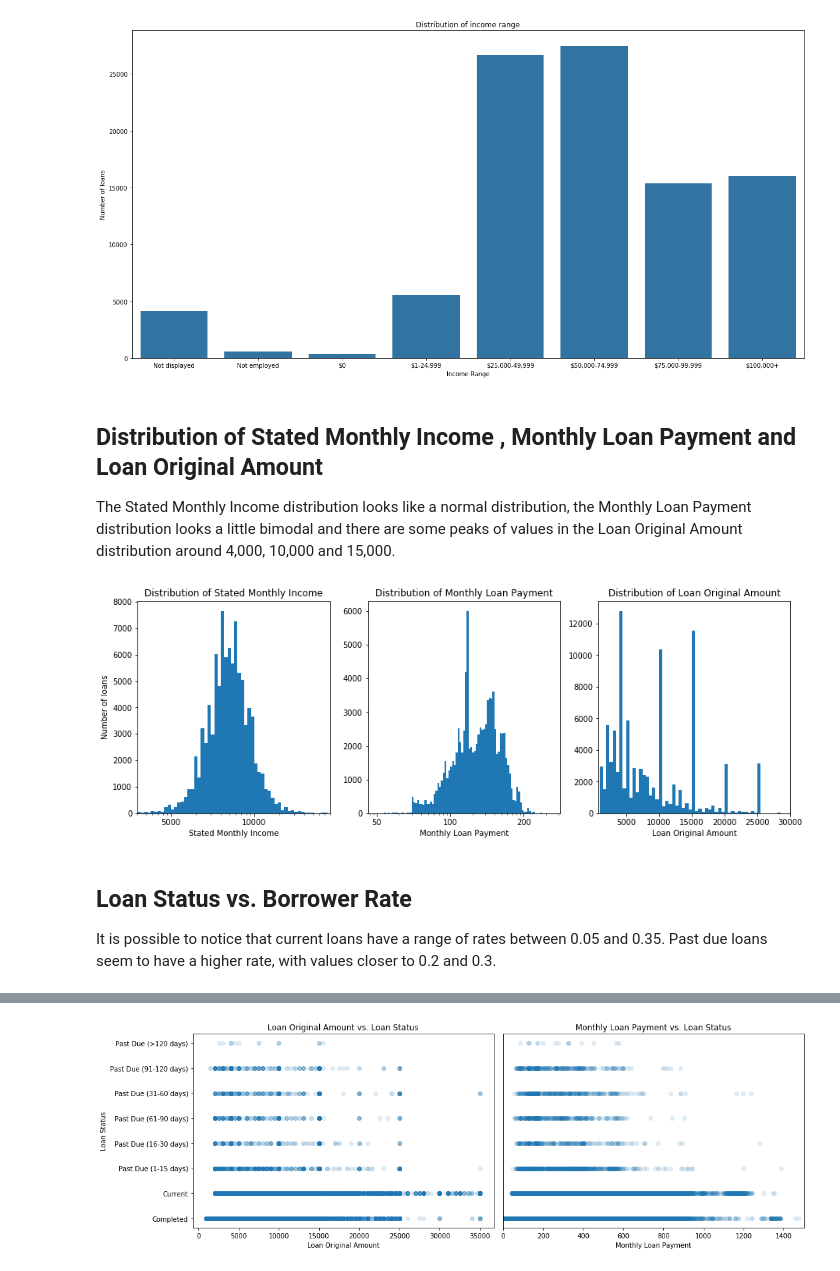
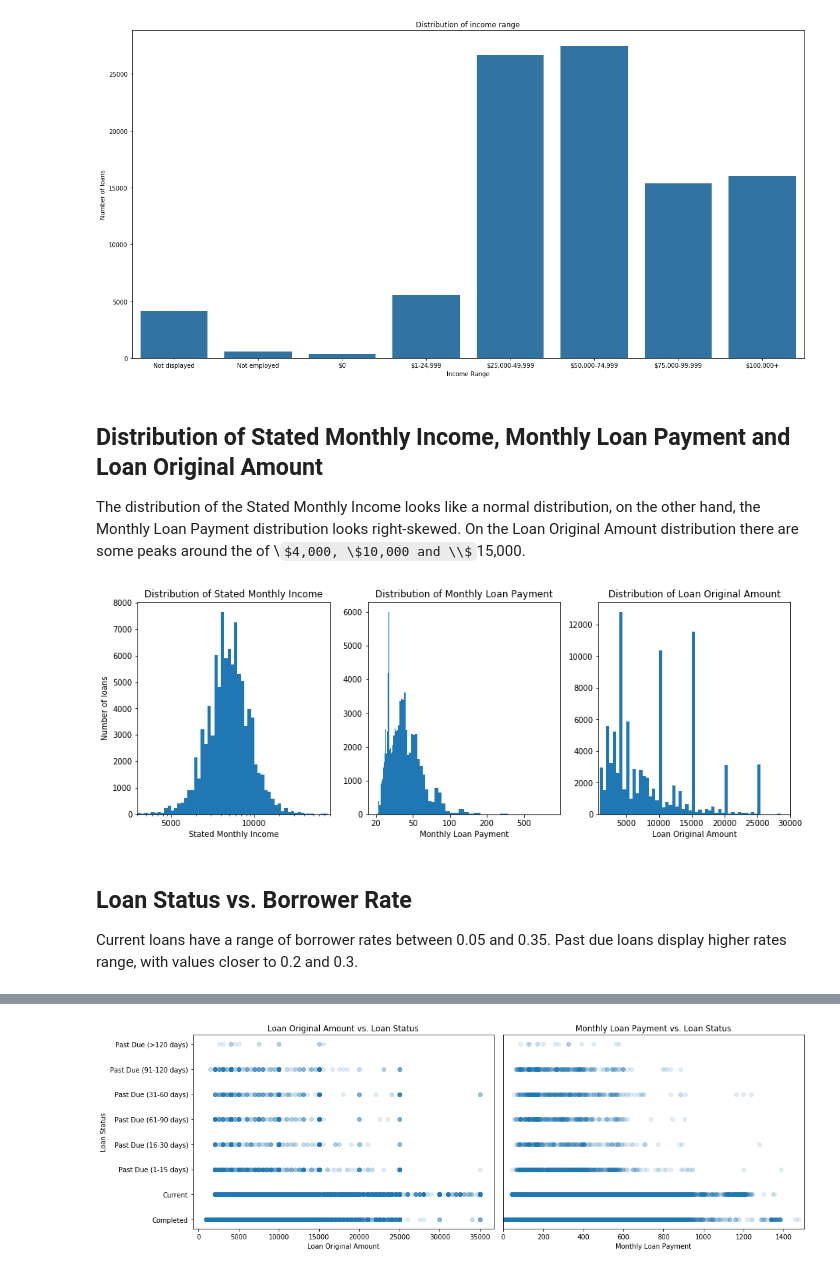
Before and after one commit to dsllt/-Udacity_DA_P5, a Jupyter notebook: Prosper_Loan_slide_deck.ipynb, the cells around one changed output, grey strips where cells are left out. Saved outputs shown, nothing was run; the diff lists cells and outputs as text; code cells hidden in the pictures; some formulas as TeX source.

```diff
--- a/Prosper_Loan_slide_deck.ipynb
+++ b/Prosper_Loan_slide_deck.ipynb
@@ -101,45 +101,44 @@ plt.show()
 # %% [output]
 [figure]
 # %% [markdown]
-## Distribution of Stated Monthly Income ,  Monthly Loan Payment and Loan Original Amount
+## Distribution of Stated Monthly Income,  Monthly Loan Payment and Loan Original Amount
 
-The Stated Monthly Income distribution looks like a normal distribution, the Monthly Loan Payment distribution looks a little bimodal and there are  some peaks of values in the Loan Original Amount distribution around 4,000, 10,000 and 15,000.
+The distribution of the Stated Monthly Income looks like a normal distribution, on the other hand, the Monthly Loan Payment distribution looks right-skewed. On the Loan Original Amount distribution there are some peaks around the of \\$4,000, \$10,000 and \\$15,000.
 # %%
 fig, ax = plt.subplots(ncols = 3, nrows = 1 , figsize = [15,5])
 
 x_ticks = [500, 1000, 5000, 10000, 50000, 100000]
 log_binsize = 0.04
 bins = 10 ** np.arange(1, np.log10(df['StatedMonthlyIncome'].max())+log_binsize, log_binsize)
 ax[0].hist(data = df, x = 'StatedMonthlyIncome', bins =bins)
 ax[0].set_xlabel('Stated Monthly Income')
 ax[0].set_ylabel('Number of loans')
 ax[0].set_xscale('log')
 ax[0].set_xticklabels(x_ticks)
 ax[0].set_xlim(400,80000)
 ax[0].set_title('Distribution of Stated Monthly Income')
 
 x_ticks = [10, 20, 50, 100, 200, 500, 1000, 2000]
 log_binsize = 0.025
 bins = 10 ** np.arange(1, np.log10(df['MonthlyLoanPayment'].max())+log_binsize, log_binsize)
 ax[1].hist(data = df, x = 'MonthlyLoanPayment', bins =bins)
 ax[1].set_xlabel('Monthly Loan Payment')
-ax[1].set_xscale('log')
 ax[1].set_xticklabels(x_ticks)
 ax[1].set_title('Distribution of Monthly Loan Payment')
 
 x_ticks = [1000, 2000,4000, 10000,15000,20000]
 bins = np.arange(0, df['LoanOriginalAmount'].max()+500, 500)
 ax[2].hist(data = df, x = 'LoanOriginalAmount', bins =bins)
 ax[2].set_xlabel('Loan Original Amount')
 ax[2].set_xlim(800,30000)
 ax[2].set_title('Distribution of Loan Original Amount')
 
 plt.show();
 # %% [output]
-[figure, old version]
+[figure, new version]
 # %% [markdown]
 ##  Loan Status vs. Borrower Rate
-It is possible to notice that current loans have a range of rates between 0.05 and 0.35. Past due loans seem to have a higher rate, with values closer to 0.2 and 0.3.
+Current loans have a range of borrower rates between 0.05 and 0.35. Past due loans display higher rates range, with values closer to 0.2 and 0.3.
 # %%
 plt.figure(figsize=[8, 5])
 plt.scatter(data = df, x = 'BorrowerRate', y = 'LoanStatus', alpha = 1/8)
```
Also changed, not shown: parts of 23 cells of this notebook, 7 other files.
